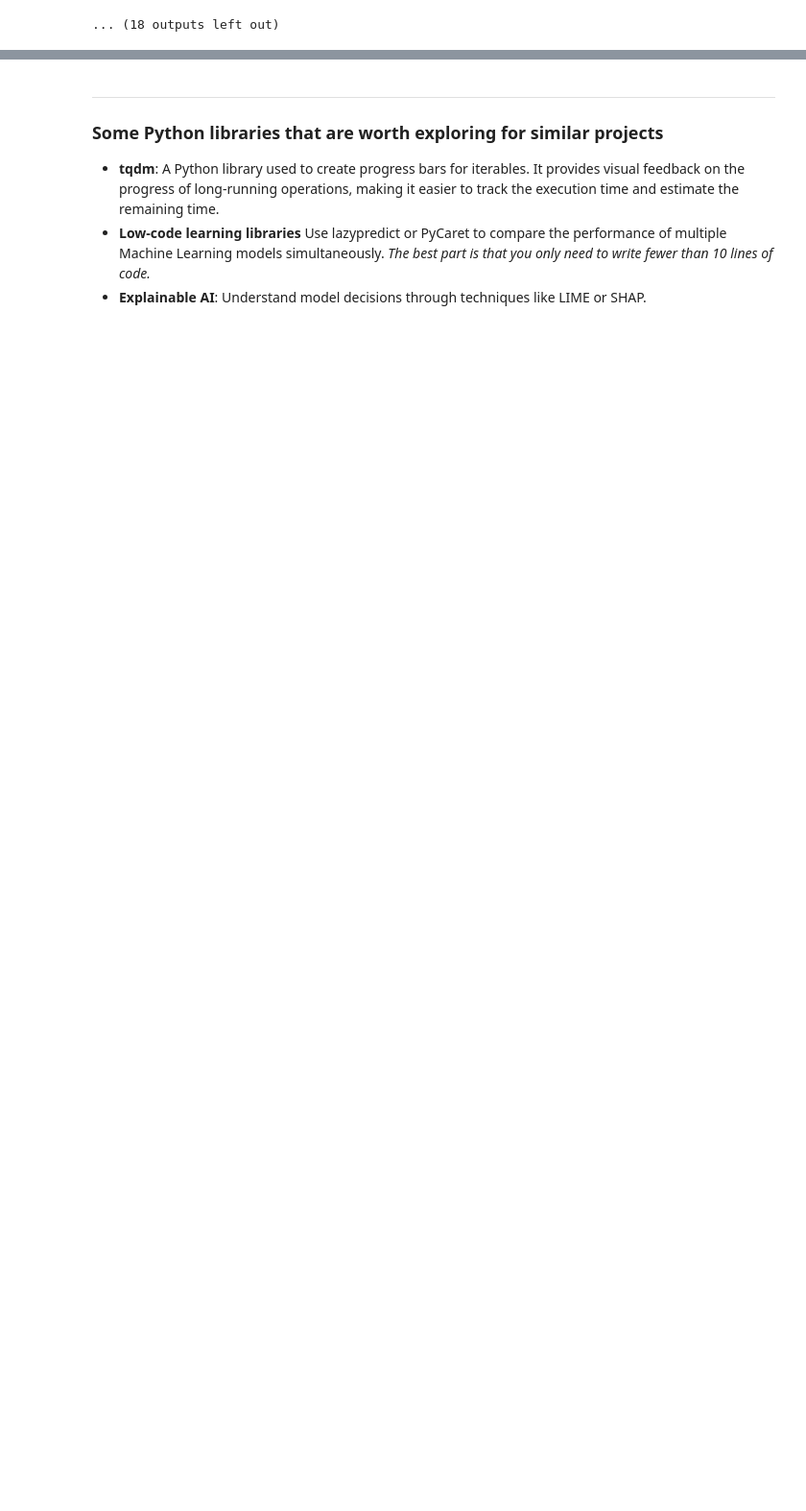
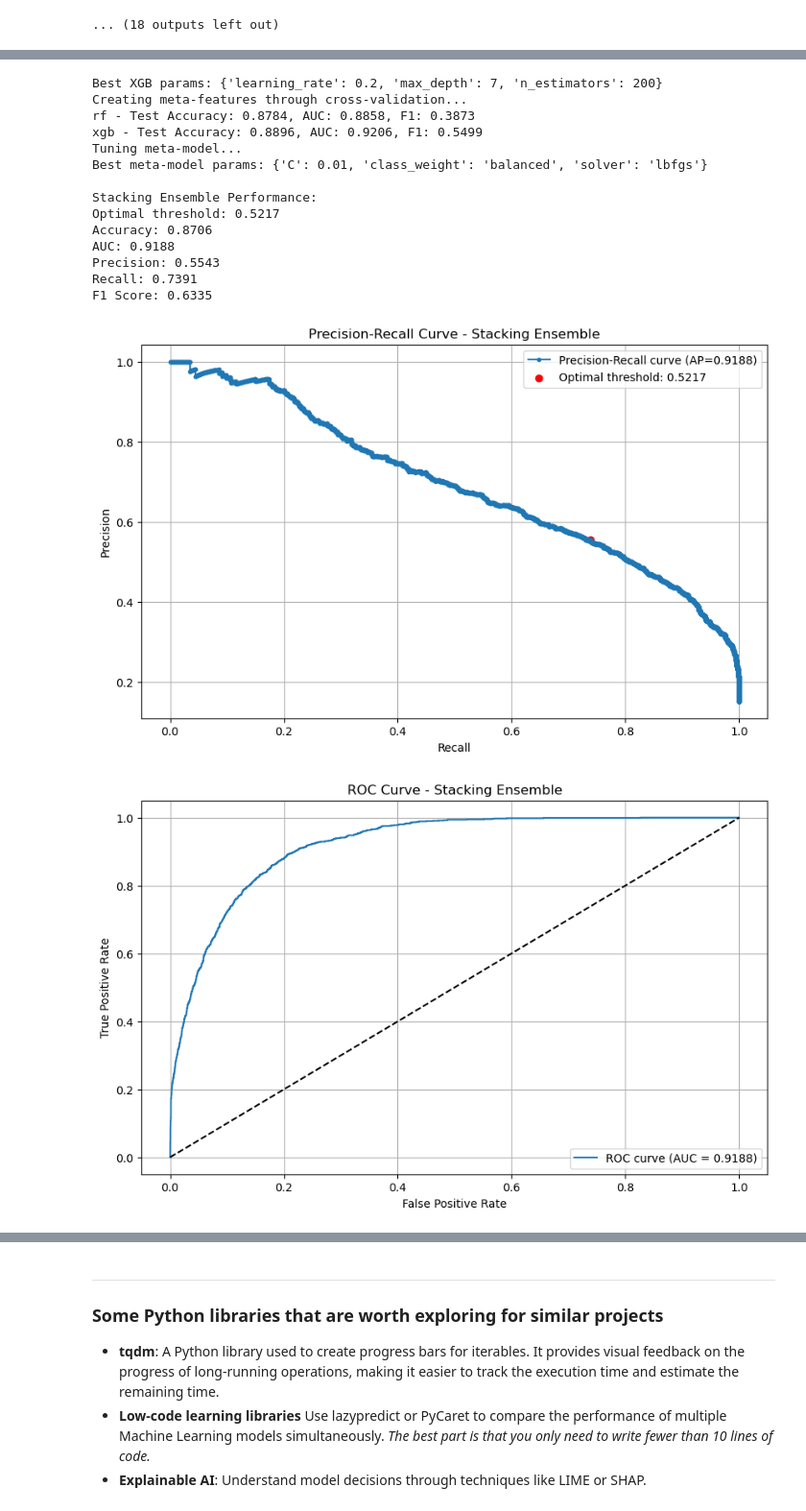
Before and after one commit to rajesh991986/Ik, a Jupyter notebook: Loan_Approval_Lending_Club.ipynb, the cells around one changed output, grey strips where cells are left out. Shown at 96% size. Saved outputs shown, nothing was run; the diff lists cells and outputs as text; code cells hidden in the pictures; blank space fills up the shorter version.

```diff
--- a/Loan_Approval_Lending_Club.ipynb
+++ b/Loan_Approval_Lending_Club.ipynb
@@ -165,7 +165,7 @@ warnings.filterwarnings('ignore')
 loans_df = pd.read_csv('IK/loans.csv')
 # Get a 1% sample with consistent random state for reproducibility
 #sample_size = 0.01  # 1% of the data
-test_size_percent=.4
+test_size_percent=.2
 #loans_df = loans_df.sample(frac=sample_size, random_state=42)
 # Display the first few rows to get a sense of the data
 loans_df.head()
@@ -1168,9 +1168,6 @@ PR AUC Score: 0.4562
 [figure]
 ... (18 outputs left out)
 # %%
-# Use this variable to control test split size across all functions
-test_size_percent = 0.01
-
 # Define a function to create our stacking ensemble with feature selection
 def create_stacking_ensemble_with_feature_selection(X_train, y_train, X_test, y_test):
     # Feature selection using Random Forest importance
@@ -1621,0 +1638,16 @@ Tuning Random Forest...
+Best XGB params: {'learning_rate': 0.2, 'max_depth': 7, 'n_estimators': 200}
+Creating meta-features through cross-validation...
+rf - Test Accuracy: 0.8784, AUC: 0.8858, F1: 0.3873
+xgb - Test Accuracy: 0.8896, AUC: 0.9206, F1: 0.5499
+Tuning meta-model...
+Best meta-model params: {'C': 0.01, 'class_weight': 'balanced', 'solver': 'lbfgs'}
+
+Stacking Ensemble Performance:
+Optimal threshold: 0.5217
+Accuracy: 0.8706
+AUC: 0.9188
+Precision: 0.5543
+Recall: 0.7391
+F1 Score: 0.6335
+[figure, added]
+[figure, added]
```
Also changed, not shown: parts of 1 cell of this notebook.
